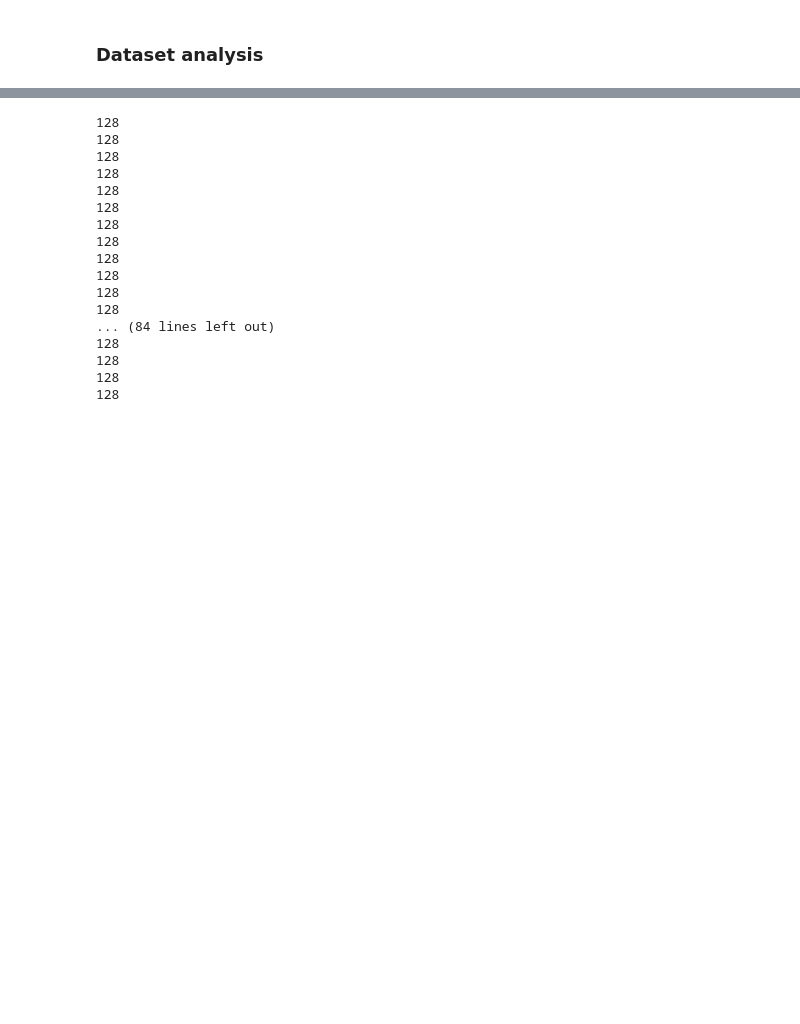
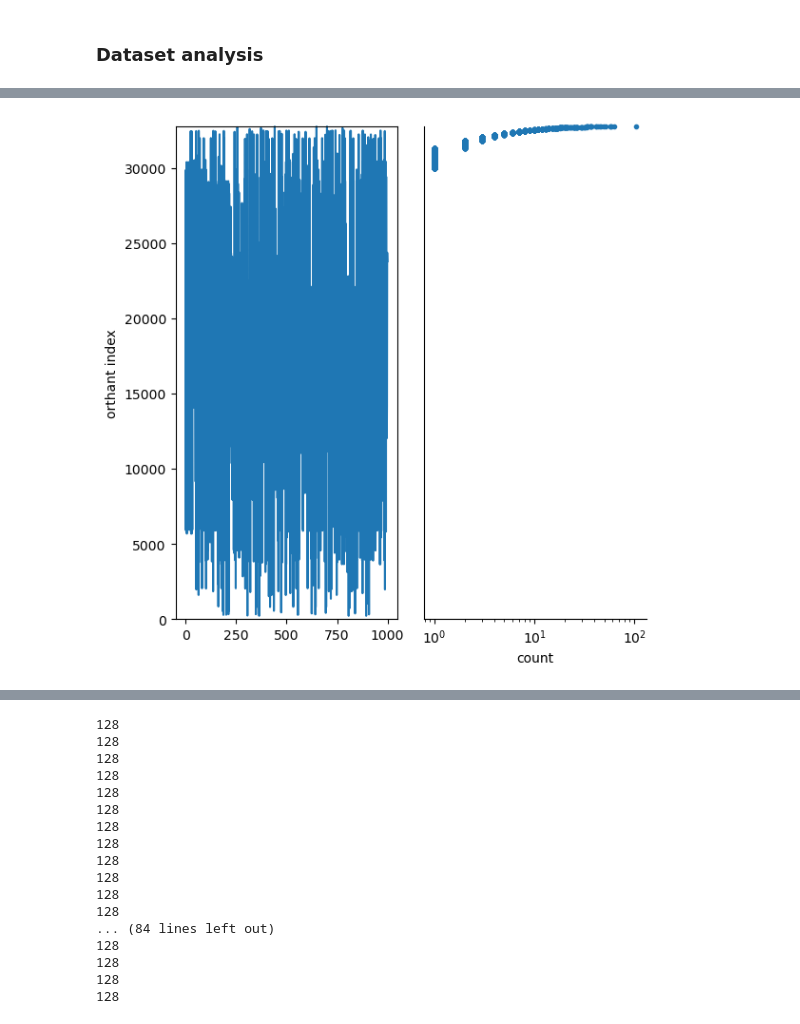
Before and after one commit to amimem/ToMM, a Jupyter notebook: trained_networks_analysis.ipynb, the cells around one changed output, grey strips where cells are left out. Cells and saved outputs as stored; diff of their text form; code cells hidden in the pictures; blank space fills up the shorter version.

```diff
--- a/trained_networks_analysis.ipynb
+++ b/trained_networks_analysis.ipynb
@@ -186,2 +208,2 @@ fig.subplots_adjust(wspace=0, hspace=0)
 # %%
-orthant_index_seq=np.array([np.sum(np.power(2,np.arange(K))[state>0.5]) for state in states])
+orthant_index_seq=np.array([np.sum(np.power(2,np.arange(states.shape[2]))[state>0]) for state in states[0,:,:]])
@@ -209,0 +210,21 @@ for shift in range(1,20):
+# %%
+counts,bins=np.histogram(orthant_index_seq,bins=range(max(orthant_index_seq)+1));
+sorted_inds=np.argsort(counts)
+counts=counts[sorted_inds]
+
+fig,ax=pl.subplots(1,2,figsize=(6,6))
+ax[0].plot(orthant_index_seq[:1000],'-',clip_on=False)
+ax[0].set_ylim(0,max(orthant_index_seq))
+ax[0].set_ylabel('orthant index')
+
+non_zero_counts=counts>0
+ax[1].plot(counts[non_zero_counts],bins[:-1][non_zero_counts],'.',clip_on=False)
+ax[1].set_yticks([])
+ax[1].set_xlabel('count')
+ax[1].set_xscale('log')
+ax[1].set_ylim(0,max(orthant_index_seq)+1)
+ax[1].spines[['right', 'top']].set_visible(False)
+fig.tight_layout()
+# ax[1].hist(orthant_index_seq,bins=np.arange(max(orthant_index_seq)),orientation="horizontal")
+# %% [output]
+[figure, added]
```
Also changed, not shown: parts of 27 cells of this notebook, 4 other files.
